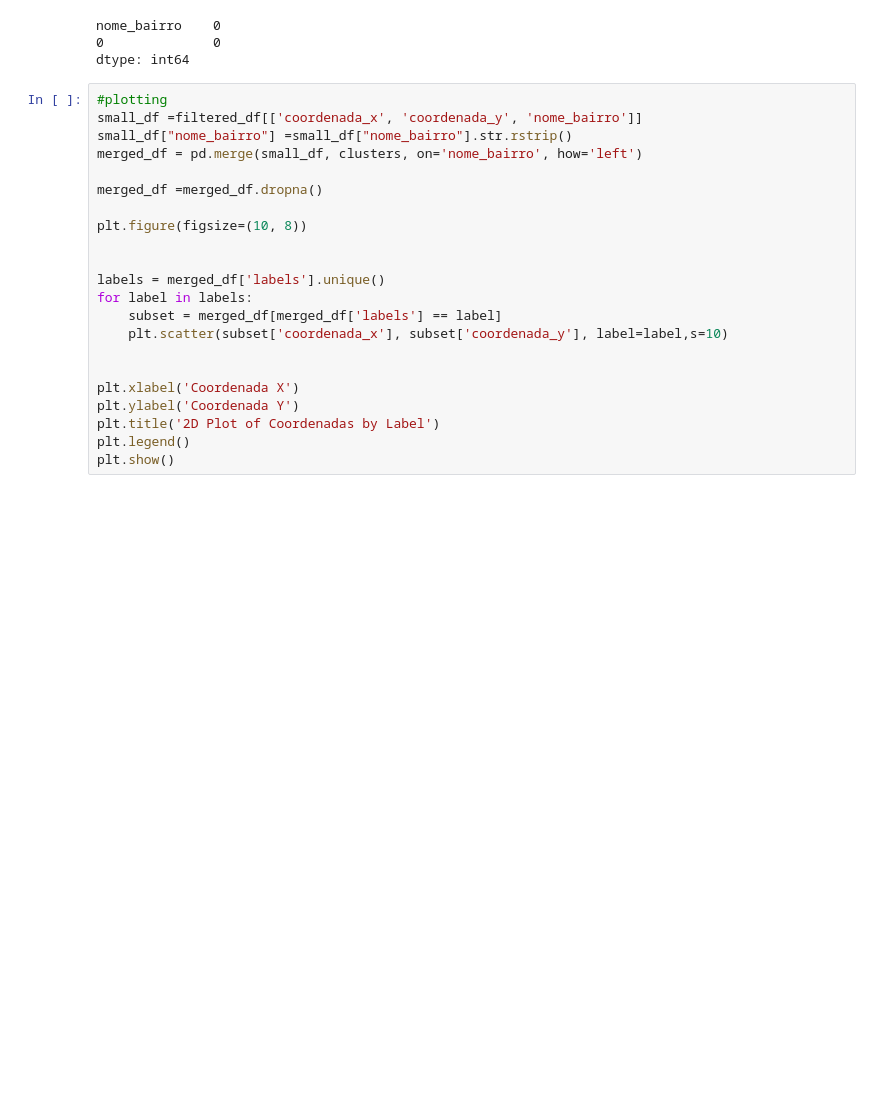
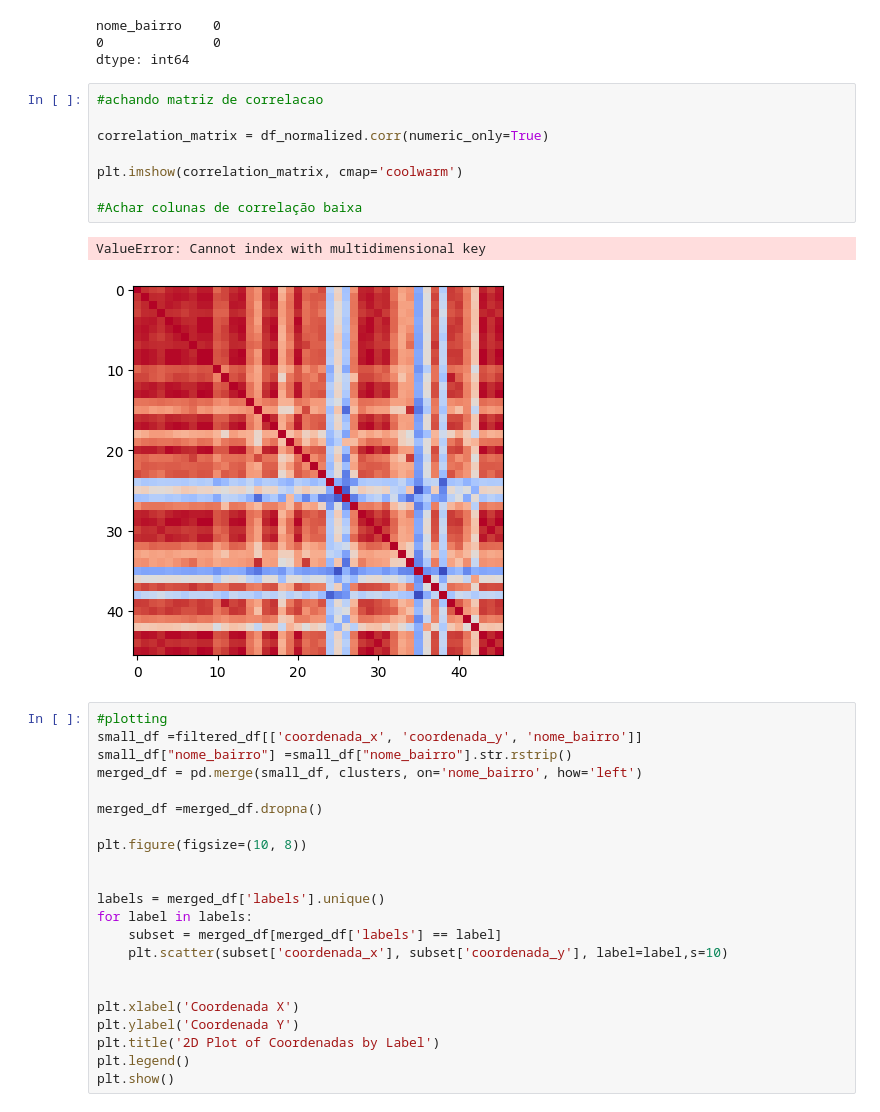
Before and after one commit to SamuelLipovetsky/mda_project, a Jupyter notebook: clustering.ipynb, the cells around one changed output. Saved outputs shown, nothing was run; the diff lists cells and outputs as text; blank space fills up the shorter version.

```diff
--- a/clustering.ipynb
+++ b/clustering.ipynb
@@ -528,6 +525,17 @@ df_reduced_labeled = df_reduced_labeled.rename(columns = {0: "Cluster"})
 nome_bairro    0
 0              0
 dtype: int64
+# %%
+#achando matriz de correlacao
+
+correlation_matrix = df_normalized.corr(numeric_only=True)
+
+plt.imshow(correlation_matrix, cmap='coolwarm')
+
+#Achar colunas de correlação baixa
+# %% [output]
+ValueError: Cannot index with multidimensional key
+[figure, added]
 # %%
 #plotting
 small_df =filtered_df[['coordenada_x', 'coordenada_y', 'nome_bairro']]
```
Also changed, not shown: parts of 1 cell of this notebook.
